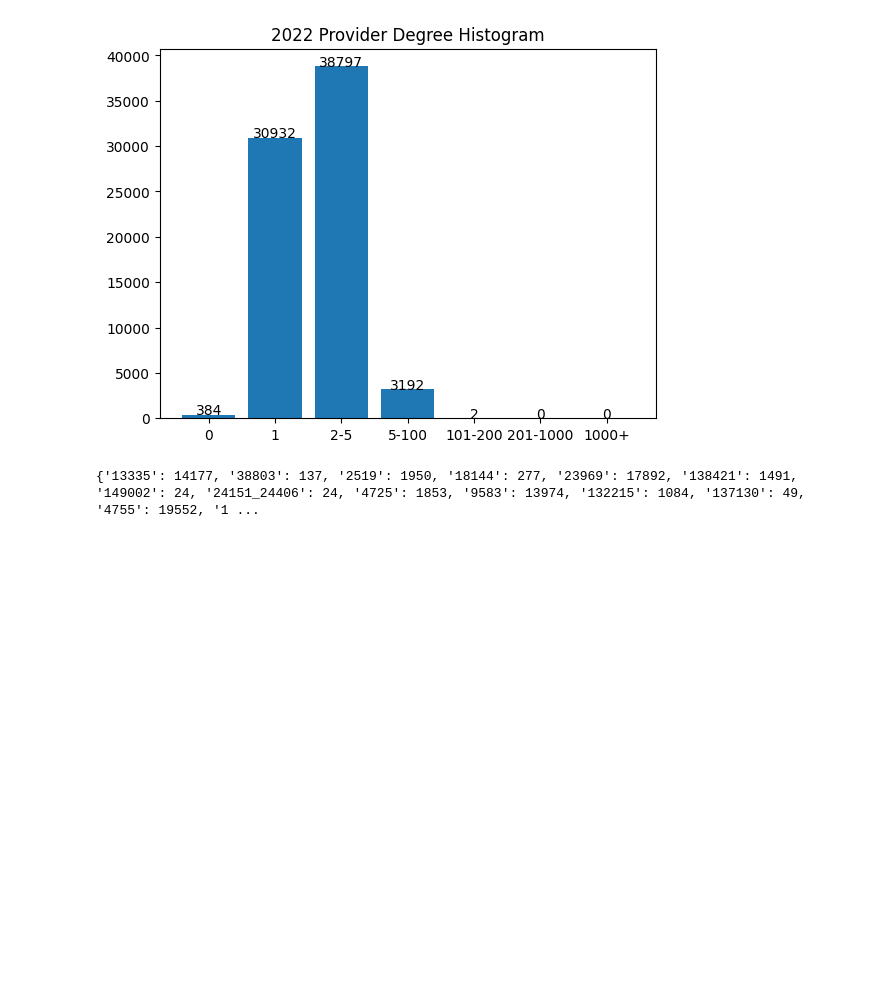
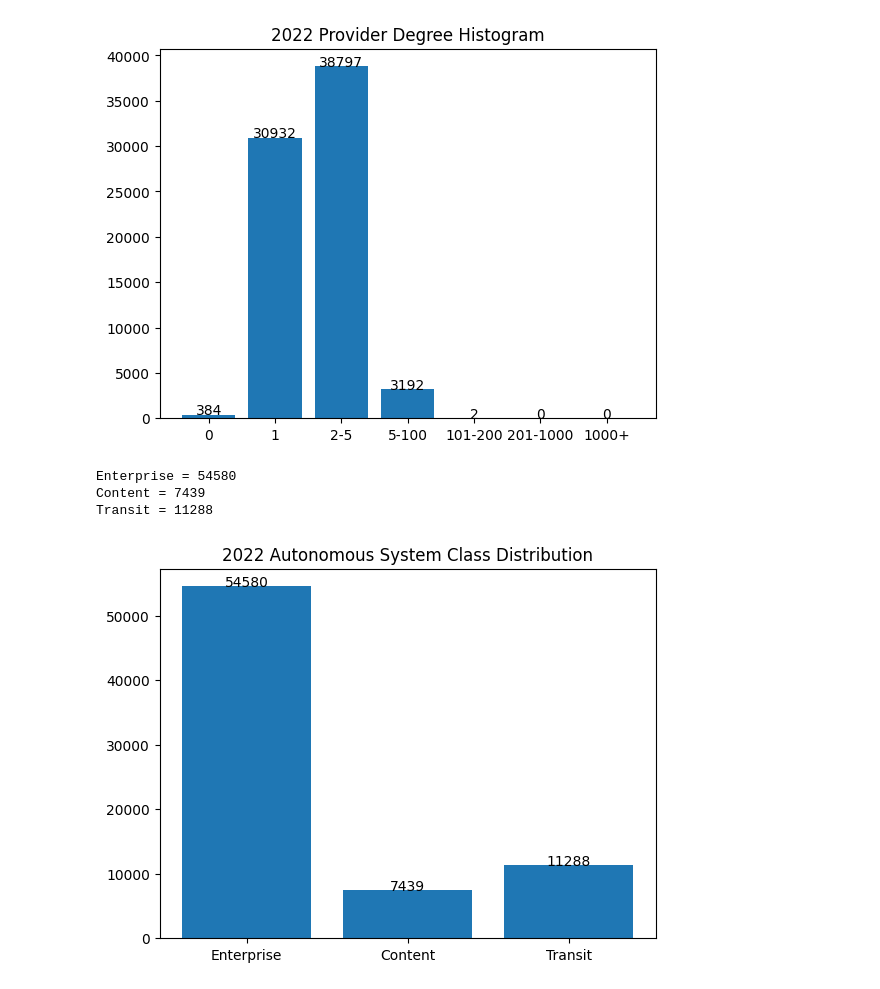
Before and after one commit to RinehartRacing/ece478Project2, a Jupyter notebook: topology_interference.ipynb, the cells around one changed output. Drawn from its saved outputs; the diff is of its cells as text; code cells hidden in the pictures; blank space fills up the shorter version.

Commit message:
Graph 4

```diff
--- a/topology_interference.ipynb
+++ b/topology_interference.ipynb
@@ -108,6 +108,73 @@ for line in fopen:
         ipsize = 32 - prefix
         ipspace[as1] += ipsize
 
-print(ipspace)
+# print(ipspace)
-# %% [output]
-{'13335': 14177, '38803': 137, '2519': 1950, '18144': 277, '23969': 17892, '138421': 1491, '149002': 24, '24151_24406': 24, '4725': 1853, '9583': 13974, '132215': 1084, '137130': 49, '4755': 19552, '1 ...
+# %%
+import matplotlib.pyplot as plt
+fopen = open("20220101.as-rel2.txt", encoding="utf-8")
+
+relationships = {}
+
+for line in fopen:
+    if line[0] != "#":
+        line_split = line.split("|")
+        as1 = line_split[0].strip("\n")
+        as2 = line_split[1].strip("\n")
+        reltype = int(line_split[2].strip("\n"))
+        if as1 not in relationships:
+            # [Global Node Degree, Customer Degree, Peer Degree, Provider Degree]
+            relationships[as1] = [0, 0, 0, 0]
+        if as2 not in relationships:
+            # [Global Node Degree, Customer Degree, Peer Degree, Provider Degree]
+            relationships[as2] = [0, 0, 0, 0]
+        # If p2c
+        if reltype == -1:
+            # as1 has customer
+            relationships[as1][1] += 1
+            relationships[as1][0] += 1
+            # as2 has provider
+            relationships[as2][3] += 1
+            relationships[as2][0] += 1
+        # If p2p
+        elif reltype == 0:
+            # as1 has peer
+            relationships[as1][2] += 1
+            relationships[as1][0] += 1
+            # as2 has
+            relationships[as2][2] += 1
+            relationships[as2][0] += 1
+        else:
+            print("Unknown reltype")
+        arr1 = relationships[as1]
+        arr2 = relationships[as2]
+        assert (arr1[0] == arr1[1] + arr1[2] + arr1[3])
+        assert (arr2[0] == arr2[1] + arr2[2] + arr2[3])
+enterprise = 0
+content = 0
+transit = 0
+for as_name in relationships:
+    customers = relationships[as_name][1]
+    peers = relationships[as_name][2]
+    if customers == 0 and peers == 0:
+        enterprise += 1
+    elif customers == 0 and peers >= 1:
+        content += 1
+    elif customers >= 1:
+        transit += 1
+    else:
+        print("Unknown AS type")
+print(f"Enterprise = {enterprise}")
+print(f"Content = {content}")
+print(f"Transit = {transit}")
+x_ticks = ["Enterprise", "Content", "Transit"]
+y_data = [enterprise, content, transit]
+plt.bar(x_ticks, y_data)
+for i in range(len(x_ticks)):
+    plt.text(i, y_data[i], y_data[i], ha="center")
+plt.title("2022 Autonomous System Class Distribution")
+plt.show()
+# %% [output]
+Enterprise = 54580
+Content = 7439
+Transit = 11288
+[figure, added]
```
